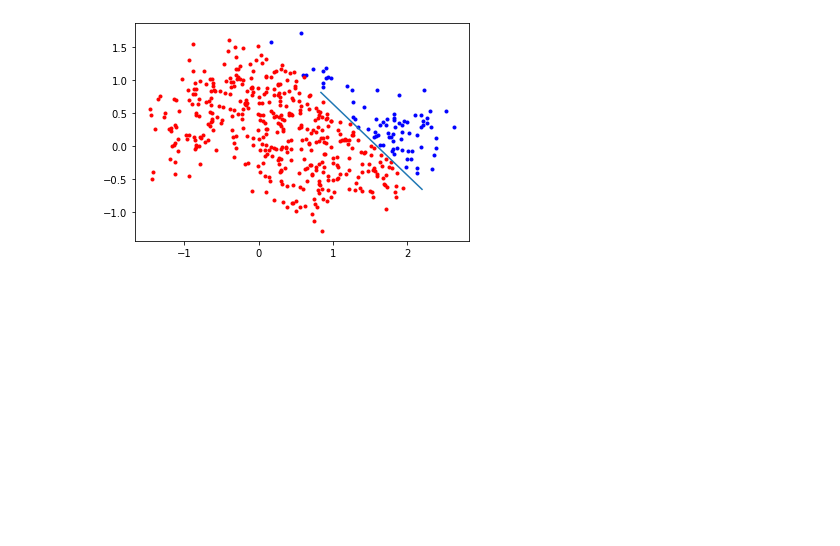
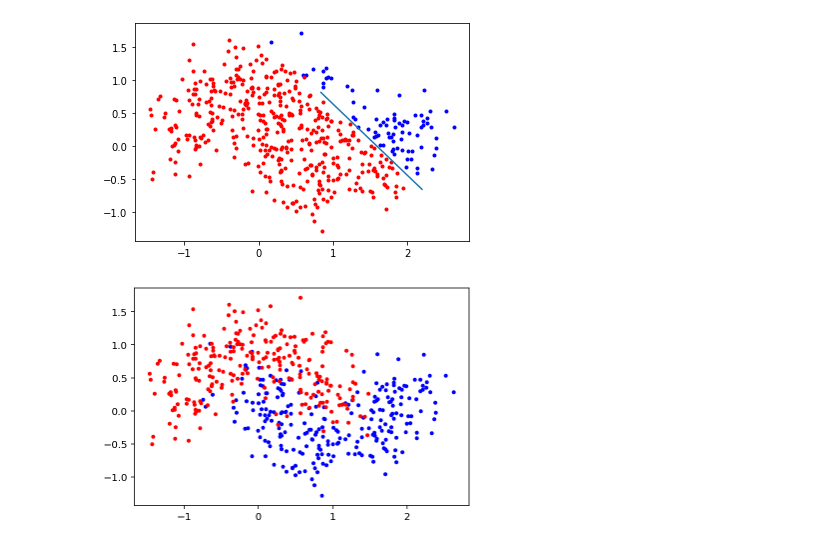
Before and after one commit to muic-pattern-rekt-2018/Exercise-10-Boosting, a Jupyter notebook: Exercise 10 Boosting.ipynb, the cells around one changed output. Cells and saved outputs as stored; diff of their text form; code cells hidden in the pictures; blank space fills up the shorter version.

```diff
--- a/Exercise 10 Boosting.ipynb
+++ b/Exercise 10 Boosting.ipynb
@@ -125,0 +153,4 @@ class ADABoost:
+# %%
+plot_data(xs, ys)
+# %% [output]
+[figure, added]
```
Also changed, not shown: parts of 7 cells of this notebook.
